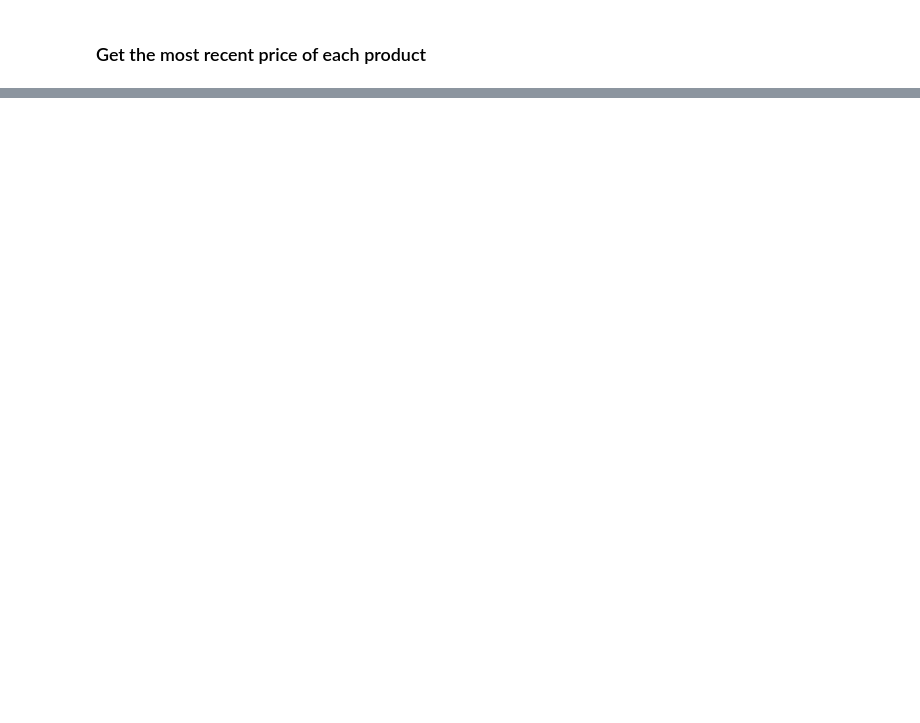
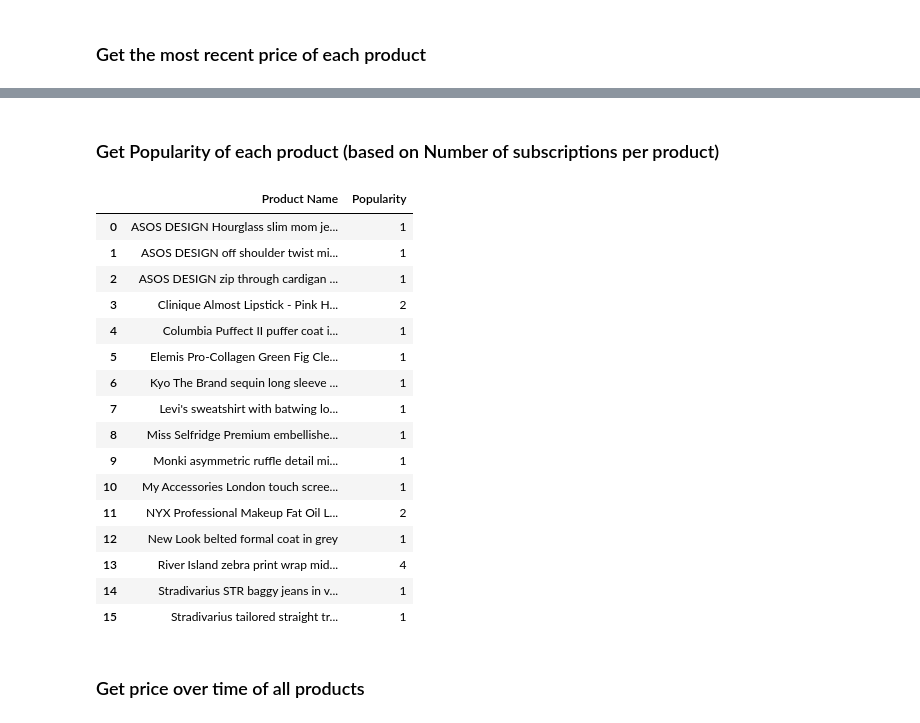
Before and after one commit to Zander-Snow-Sigma/personal_sale_tracker, a Jupyter notebook: dashboard/experiments.ipynb, the cells around one changed output, grey strips where cells are left out. Saved outputs shown, nothing was run; the diff lists cells and outputs as text; code cells hidden in the pictures; blank space fills up the shorter version.

```diff
--- a/dashboard/experiments.ipynb
+++ b/dashboard/experiments.ipynb
@@ -221,3 +220,35 @@ latest_price_readings = alt.Chart(latest_data).mark_bar().encode(
 latest_price_readings
 # %% [output]
 [interactive output not drawn]
+# %% [markdown]
+### Get Popularity of each product (based on Number of subscriptions per product)
+# %%
+grouped = all_info.groupby('Product Name')
+product_popularity = grouped['Subscription ID'].nunique()
+
+product_popularity = product_popularity.reset_index()
+
+product_popularity.columns = ['Product Name', 'Popularity']
+
+
+product_popularity
+# %% [output]
+|  | Product Name | Popularity |
+| 0 | ASOS DESIGN Hourglass slim mom je... | 1 |
+| 1 | ASOS DESIGN off shoulder twist mi... | 1 |
+| 2 | ASOS DESIGN zip through cardigan ... | 1 |
+| 3 | Clinique Almost Lipstick - Pink H... | 2 |
+| 4 | Columbia Puffect II puffer coat i... | 1 |
+| 5 | Elemis Pro-Collagen Green Fig Cle... | 1 |
+| 6 | Kyo The Brand sequin long sleeve ... | 1 |
+| 7 | Levi's sweatshirt with batwing lo... | 1 |
+| 8 | Miss Selfridge Premium embellishe... | 1 |
+| 9 | Monki asymmetric ruffle detail mi... | 1 |
+| 10 | My Accessories London touch scree... | 1 |
+| 11 | NYX Professional Makeup Fat Oil L... | 2 |
+| 12 | New Look belted formal coat in grey | 1 |
+| 13 | River Island zebra print wrap mid... | 4 |
+| 14 | Stradivarius STR baggy jeans in v... | 1 |
+| 15 | Stradivarius tailored straight tr... | 1 |
+# %% [markdown]
+### Get price over time of all products
```
Also changed, not shown: parts of 8 cells of this notebook.
